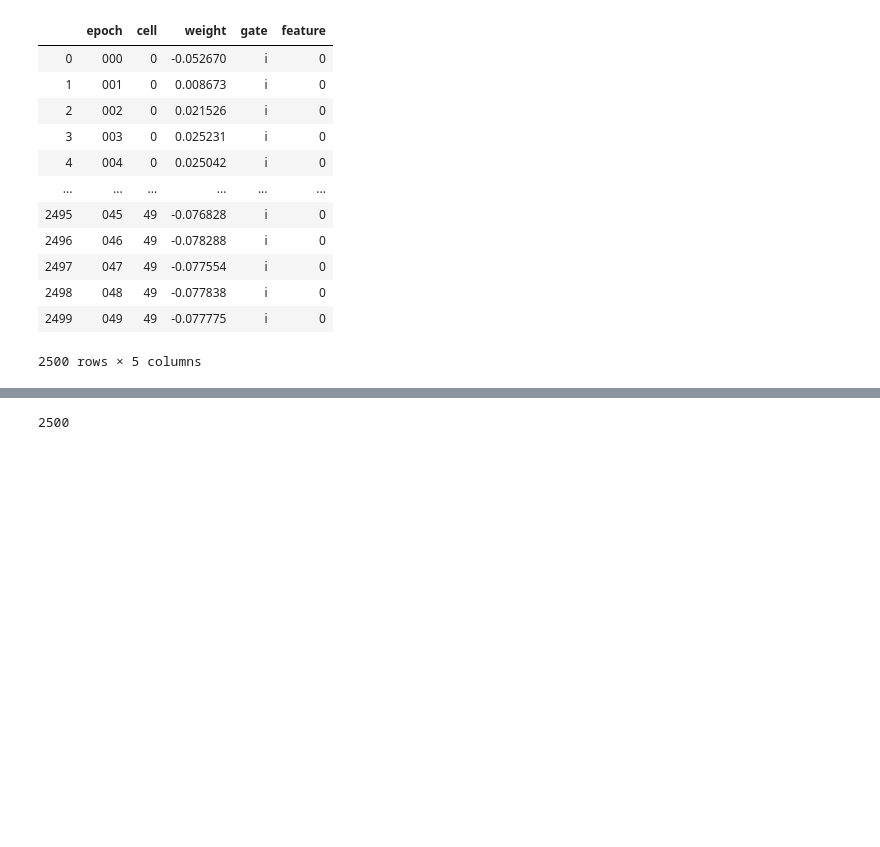
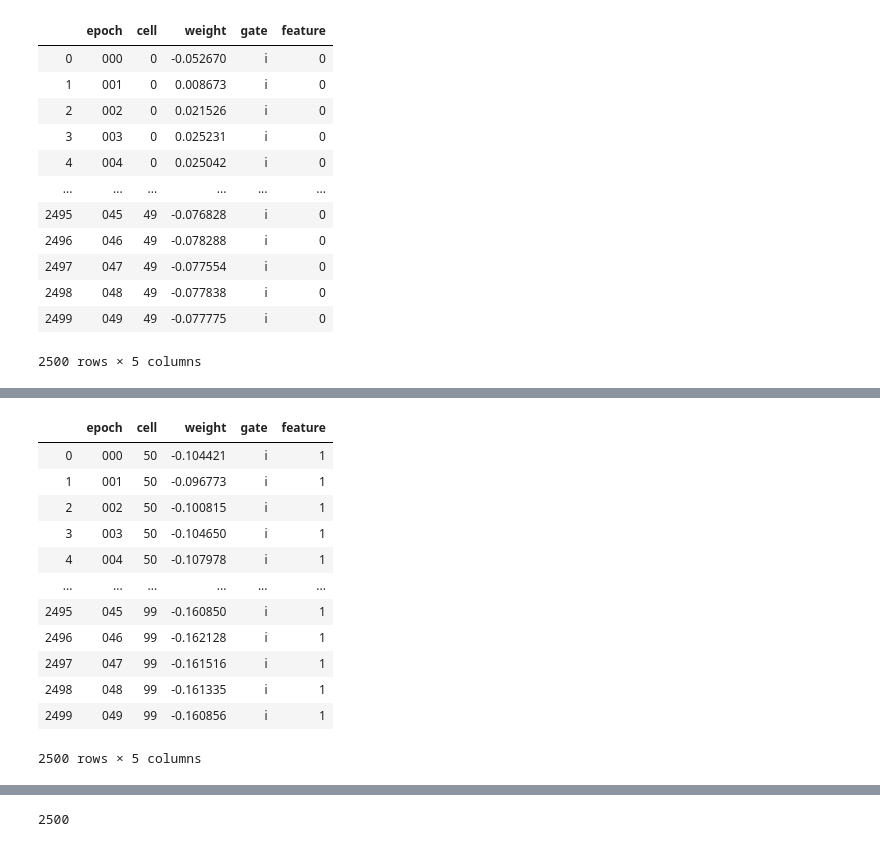
Before and after one commit to gj0706/my_research, a Jupyter notebook: neural_network/lstm_exploration.ipynb, the cells around one changed output, grey strips where cells are left out. Cells and saved outputs as stored; diff of their text form; code cells hidden in the pictures; blank space fills up the shorter version.

```diff
--- a/neural_network/lstm_exploration.ipynb
+++ b/neural_network/lstm_exploration.ipynb
@@ -626,6 +652,6 @@ w_i.head()
 # %%
 def transpose(df):
-    df.reset_index(level=0,drop=True)
+    df.reset_index(level=0,drop=True,inplace=True)
     new_df=df.transpose()
     return new_df
 
@@ -638,7 +664,7 @@ def transform_feature_data(feature, n, gate):
     feature = feature.reset_index().rename(columns={'index': 'epoch'})
     melt = pd.melt(feature, id_vars='epoch', value_vars= feature.columns[1:],var_name='cell',value_name='weight')
     melt['gate']=[gate for _ in range(2500)]
-    melt['feature'] = ['n' for _ in range(2500)]
+    melt['feature'] = [str(n) for _ in range(2500)]
     return melt
 # %%
 feature_1 = transpose(w_i).iloc[:,0:50]
@@ -719,0 +760,16 @@ transform_feature_data(feature, n, gate)
+# %%
+transform_feature_data(feature_2, 1, 'i')
+# %% [output]
+|  | epoch | cell | weight | gate | feature |
+| 0 | 000 | 50 | -0.104421 | i | 1 |
+| 1 | 001 | 50 | -0.096773 | i | 1 |
+| 2 | 002 | 50 | -0.100815 | i | 1 |
+| 3 | 003 | 50 | -0.104650 | i | 1 |
+| 4 | 004 | 50 | -0.107978 | i | 1 |
+| ... | ... | ... | ... | ... | ... |
+| 2495 | 045 | 99 | -0.160850 | i | 1 |
+| 2496 | 046 | 99 | -0.162128 | i | 1 |
+| 2497 | 047 | 99 | -0.161516 | i | 1 |
+| 2498 | 048 | 99 | -0.161335 | i | 1 |
+| 2499 | 049 | 99 | -0.160856 | i | 1 |
+2500 rows × 5 columns
```
Also changed, not shown: parts of 6 cells of this notebook.
